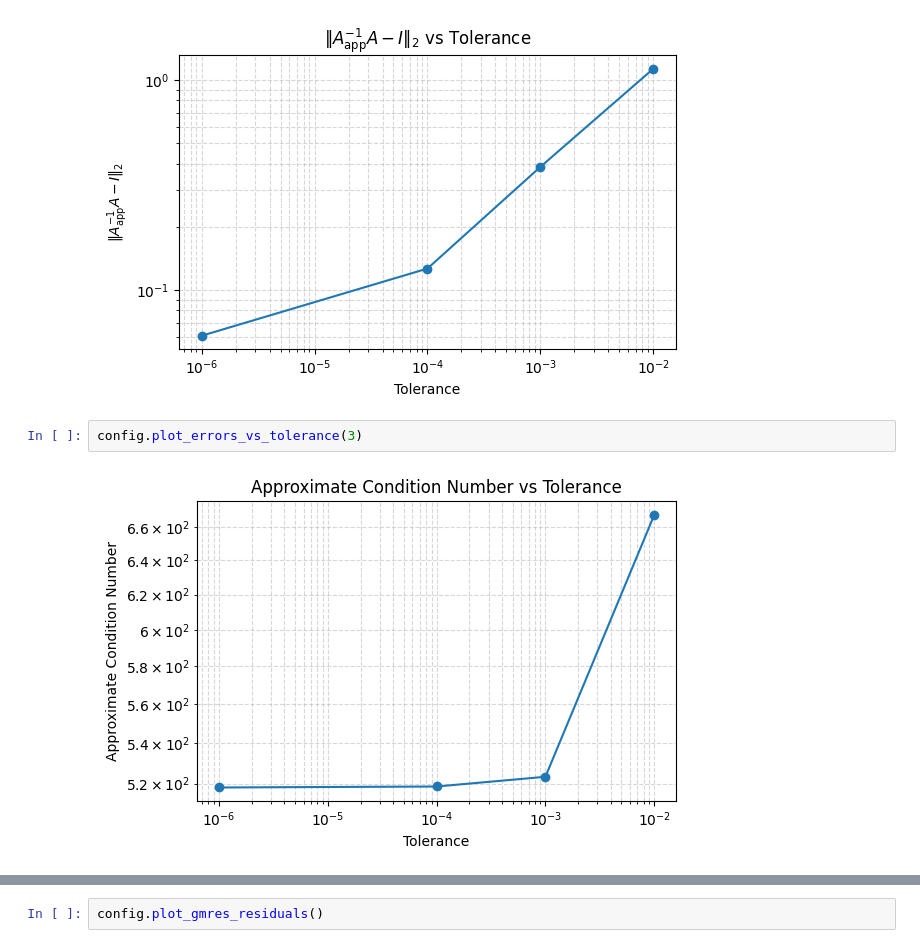
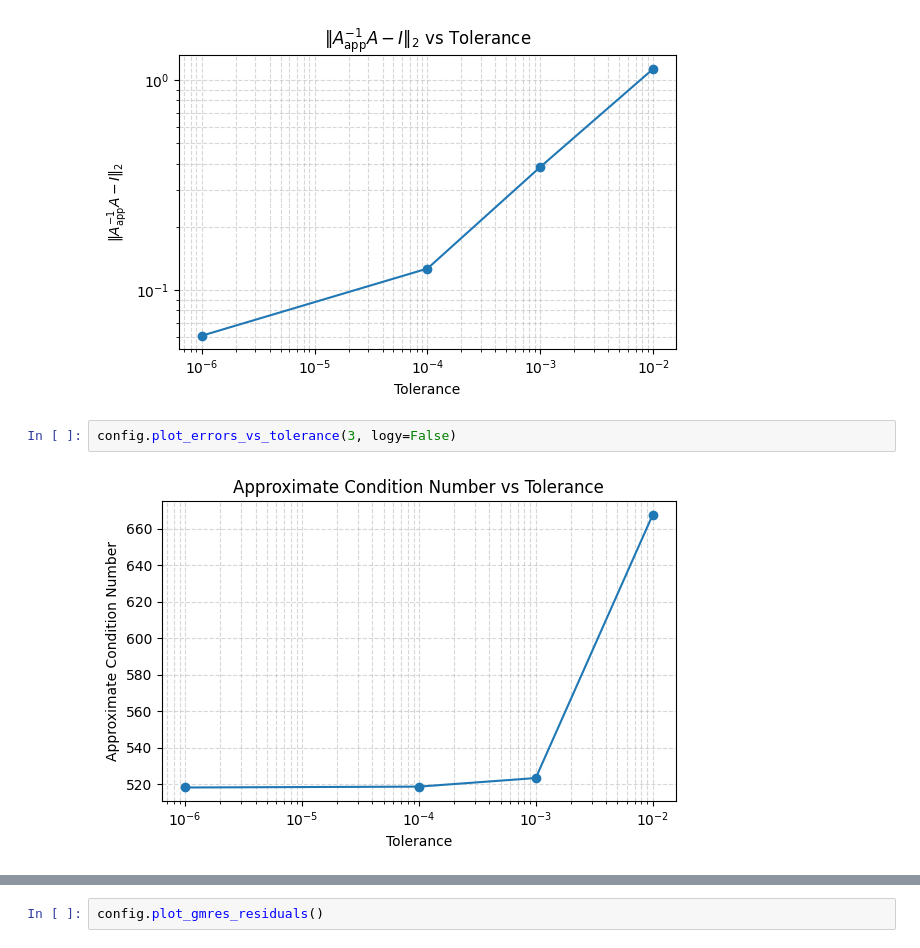
Before and after one commit to ignacia-fp/rsrs-exps, a Jupyter notebook: test_rsrs.ipynb, the cells around one changed output, grey strips where cells are left out. Cells and saved outputs as stored; diff of their text form.

Commit message:
updates in log plots

```diff
--- a/test_rsrs.ipynb
+++ b/test_rsrs.ipynb
@@ -66,9 +67,9 @@ config.plot_errors_vs_tolerance(2)
 # %% [output]
 [figure]
 # %%
-config.plot_errors_vs_tolerance(3)
+config.plot_errors_vs_tolerance(3, logy=False)
 # %% [output]
-[figure, old version]
+[figure, new version]
 # %%
 config.plot_errors_vs_tolerance(4, False)
 # %% [output]
```
Also changed, not shown: parts of 3 cells of this notebook, 1 other file.
